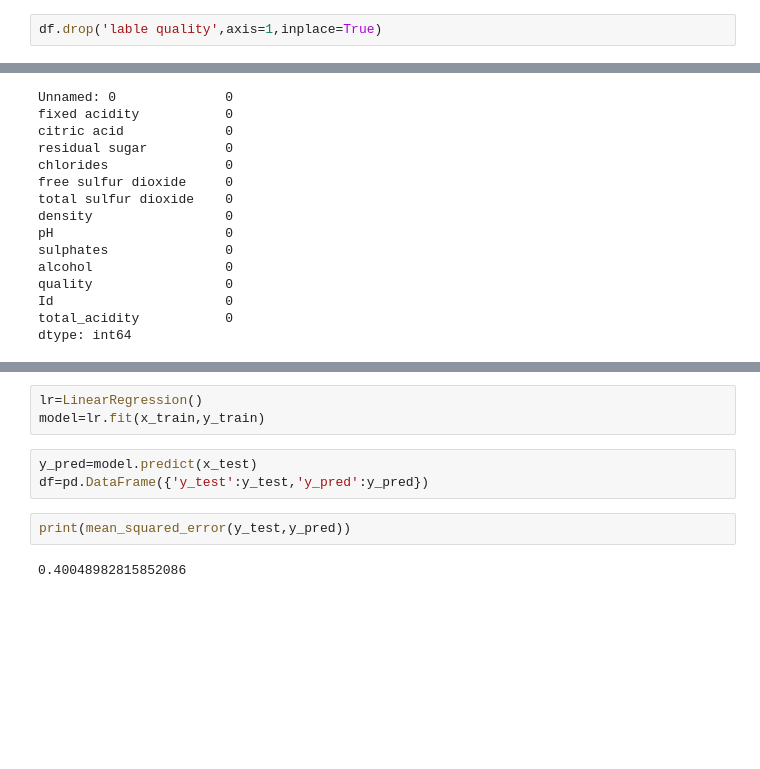
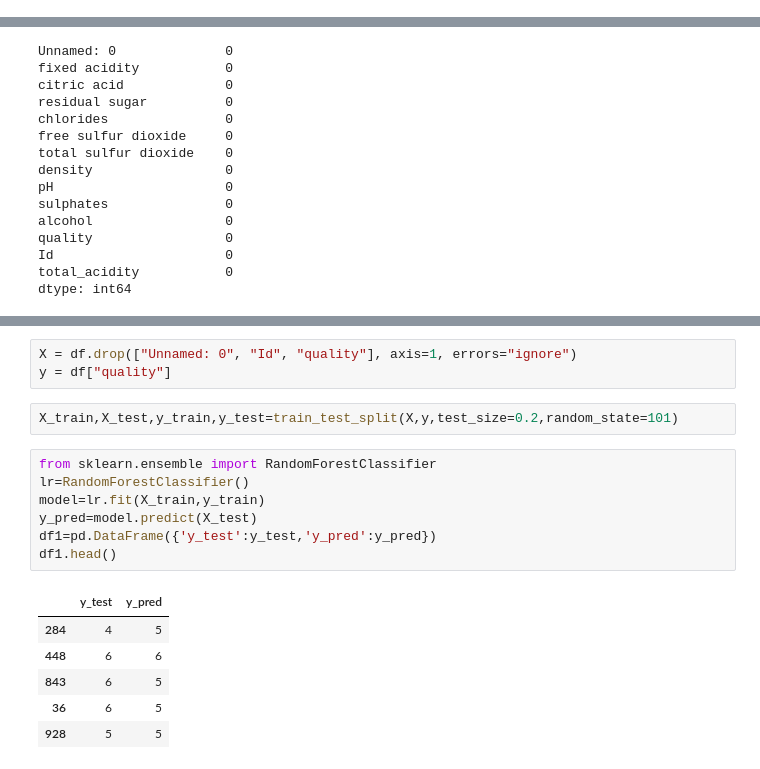
Before and after one commit to divyacs757/AIML, a Jupyter notebook: Mini_Projects/Wines Quality Prediction.ipynb, the cells around one changed output, grey strips where cells are left out. Cells and saved outputs as stored; diff of their text form; blank space fills up the shorter version.

```diff
--- a/Mini_Projects/Wines Quality Prediction.ipynb
+++ b/Mini_Projects/Wines Quality Prediction.ipynb
@@ -487,7 +487,5 @@ data.plot(kind='pie',autopct='%1.1f%%')
 # %% [output]
 <Axes: ylabel='count'>
 [figure]
-# %%
-df.drop('lable quality',axis=1,inplace=True)
 # %%
 ## 5.Data Training and Testing
@@ -525,10 +510,19 @@ y_train.shape,y_test.shape
-# %%
-lr=LinearRegression()
-model=lr.fit(x_train,y_train)
-# %%
-y_pred=model.predict(x_test)
-df=pd.DataFrame({'y_test':y_test,'y_pred':y_pred})
-# %%
-print(mean_squared_error(y_test,y_pred))
-# %% [output]
-0.40048982815852086
+# %%
+X = df.drop(["Unnamed: 0", "Id", "quality"], axis=1, errors="ignore")
+y = df["quality"]
+# %%
+X_train,X_test,y_train,y_test=train_test_split(X,y,test_size=0.2,random_state=101)
+# %%
+from sklearn.ensemble import RandomForestClassifier
+lr=RandomForestClassifier()
+model=lr.fit(X_train,y_train)
+y_pred=model.predict(X_test)
+df1=pd.DataFrame({'y_test':y_test,'y_pred':y_pred})
+df1.head()
+# %% [output]
+|  | y_test | y_pred |
+| 284 | 4 | 5 |
+| 448 | 6 | 6 |
+| 843 | 6 | 5 |
+| 36 | 6 | 5 |
+| 928 | 5 | 5 |
```
Also changed, not shown: parts of 8 cells of this notebook.
